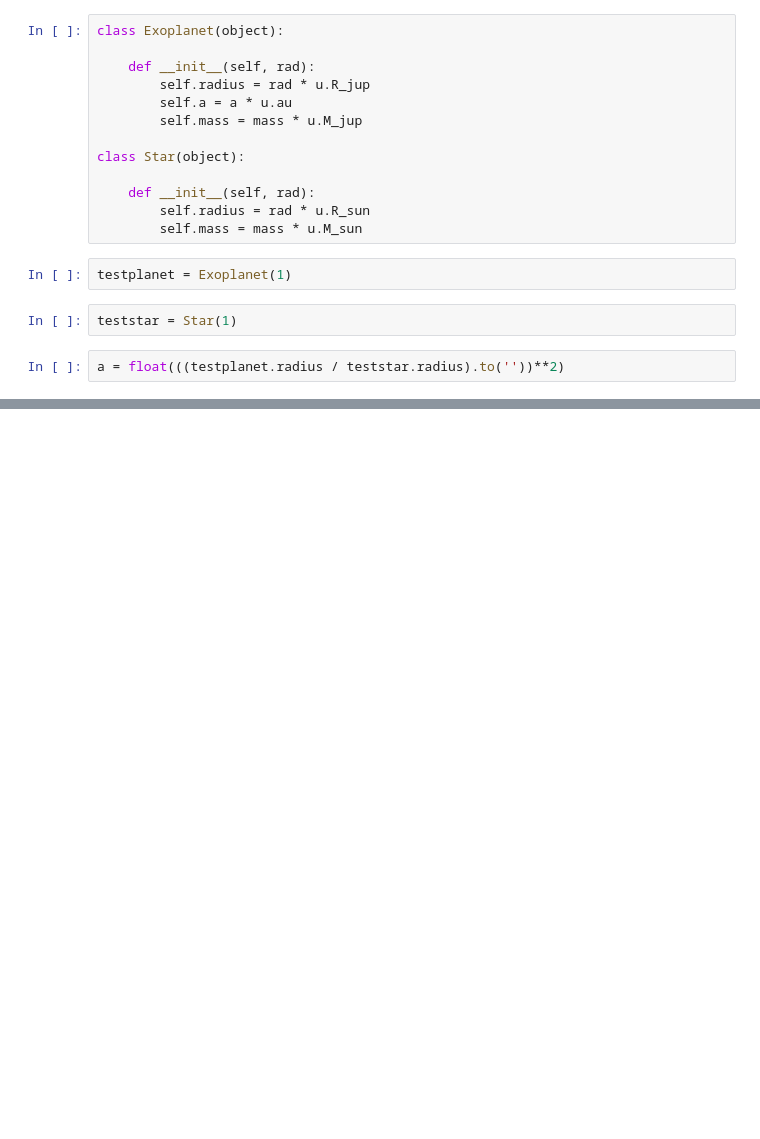
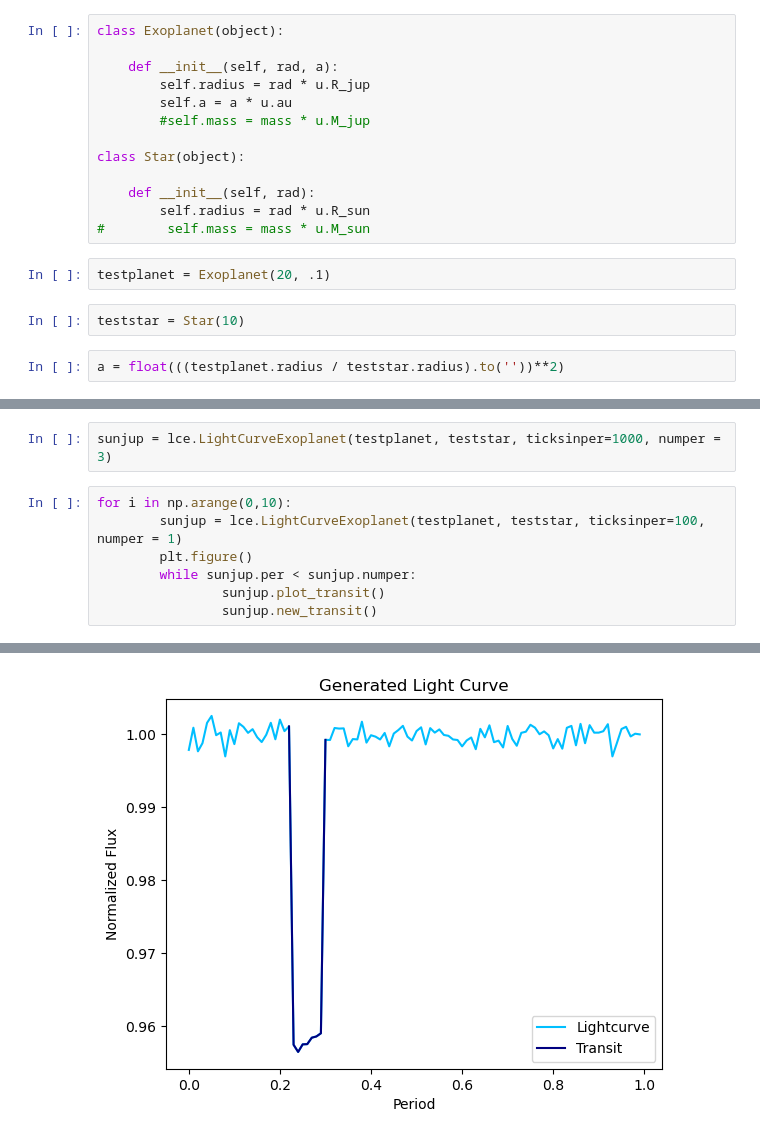
Before and after one commit to skleiman27/codeastroproject, a Jupyter notebook: tutorial_in_work.ipynb, the cells around one changed output, grey strips where cells are left out. Saved outputs shown, nothing was run; the diff lists cells and outputs as text; blank space fills up the shorter version.

Commit message:
"fixed" edge case while keeping plot colors

```diff
--- a/tutorial_in_work.ipynb
+++ b/tutorial_in_work.ipynb
@@ -17,20 +15,20 @@ import astropy.units as u
 # %%
 class Exoplanet(object):
 
-    def __init__(self, rad):
+    def __init__(self, rad, a):
         self.radius = rad * u.R_jup
         self.a = a * u.au
-        self.mass = mass * u.M_jup
+        #self.mass = mass * u.M_jup
 
 class Star(object):
 
     def __init__(self, rad):
         self.radius = rad * u.R_sun
-        self.mass = mass * u.M_sun
+#        self.mass = mass * u.M_sun
 # %%
-testplanet = Exoplanet(1)
+testplanet = Exoplanet(20, .1)
 # %%
-teststar = Star(1)
+teststar = Star(10)
 # %%
 a = float(((testplanet.radius / teststar.radius).to(''))**2)
 # %%
@@ -42,0 +38,10 @@ a
+# %%
+sunjup = lce.LightCurveExoplanet(testplanet, teststar, ticksinper=1000, numper = 3)
+# %%
+for i in np.arange(0,10):
+        sunjup = lce.LightCurveExoplanet(testplanet, teststar, ticksinper=100, numper = 1)
+        plt.figure()
+        while sunjup.per < sunjup.numper:
+                sunjup.plot_transit()
+                sunjup.new_transit()
+# %% [output]
@@ -42,0 +68 @@ a
+[figure, added]
```
Also changed, not shown: parts of 5 cells of this notebook, 1 other file.
